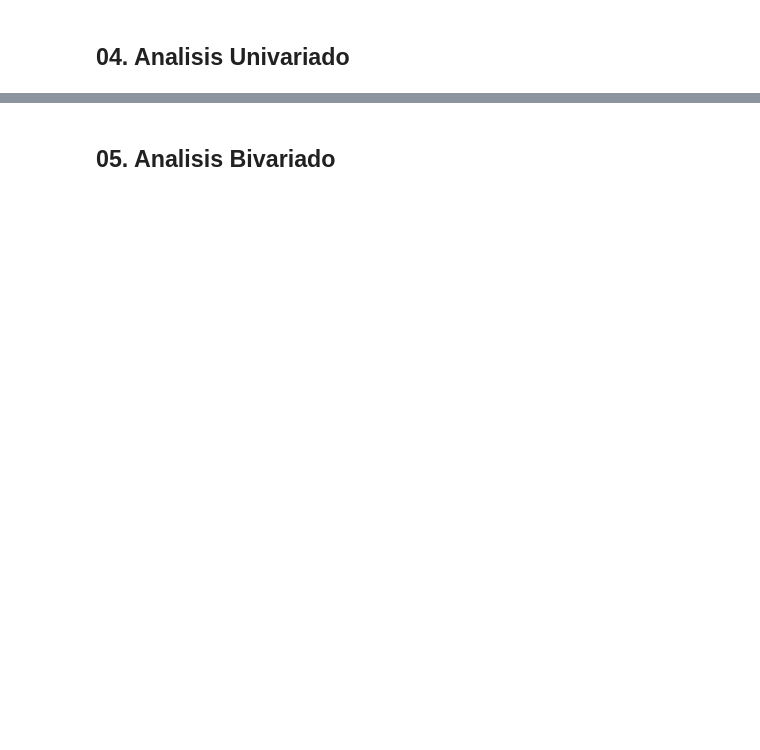
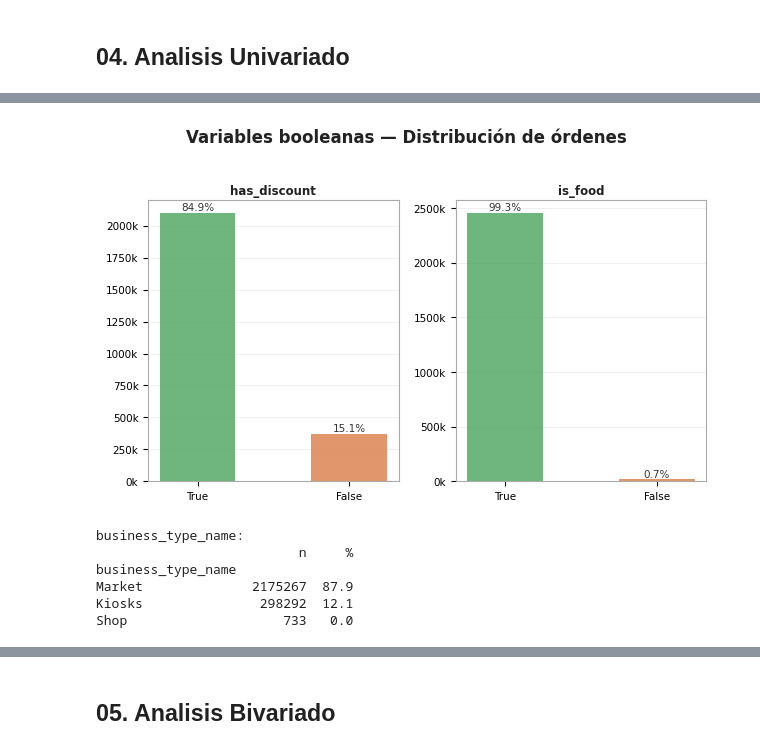
Before and after one commit to javiermagnone-lab/Javito, a Jupyter notebook: Taller_obligatorio_1.ipynb, the cells around one changed output, grey strips where cells are left out. Drawn from its saved outputs; the diff is of its cells as text; code cells hidden in the pictures; blank space fills up the shorter version.

```diff
--- a/Taller_obligatorio_1.ipynb
+++ b/Taller_obligatorio_1.ipynb
@@ -716,0 +928,13 @@ hist_qc_orders           : 0 órdenes con más de un valor
+# %%
+#Distribución de ordenes según booleanas. (has discount,  is_food)
+
+vc_disc  = df_orders['has_discount'].value_counts()
+pct_disc = (vc_disc / len(df_orders) * 100).round(1)
+
+vc_food  = df_orders['is_food'].value_counts()
+pct_food = (vc_food / len(df_orders) * 100).round(1)
+
+print("\nhas_discount:")
+print(pd.DataFrame({'n': vc_disc, '%': pct_disc}).to_string())
+print("\nis_food:")
+print(pd.DataFrame({'n': vc_food, '%': pct_food}).to_string())
@@ -716,0 +953,61 @@ hist_qc_orders           : 0 órdenes con más de un valor
+# %%
+#Gráfico variables booleanas
+
+import matplotlib.ticker as mticker
+
+PAL   = sns.color_palette('deep')
+BLUE  = PAL[0]
+
+fig, axes = plt.subplots(1, 2, figsize=(6.3, 3.8), facecolor='white')
+fig.suptitle('Variables booleanas — Distribución de órdenes',
+             fontsize=12, fontweight='bold', color='#222222', y=1.02)
+
+ax_disc, ax_food = axes
+
+def style_ax(ax, fs=8):
+    ax.set_facecolor('white')
+    ax.set_axisbelow(True)
+    ax.grid(axis='y', color='#EEEEEE', linewidth=0.6)
+    ax.tick_params(labelsize=fs)
+    for sp in ax.spines.values():
+        sp.set_edgecolor('#AAAAAA'); sp.set_linewidth(0.8)
+    ax.yaxis.set_major_formatter(mticker.FuncFormatter(lambda x, _: f'{int(x/1000)}k'))
+
+# has_discount
+c_bool = [PAL[2] if v else PAL[1] for v in vc_disc.index]
+bars2  = ax_disc.bar([str(v) for v in vc_disc.index], vc_disc.values, color=c_bool, alpha=0.85, width=0.5)
+for bar, pct in zip(bars2, pct_disc.values):
+    ax_disc.text(bar.get_x() + bar.get_width()/2, bar.get_height() + 1500,
+                 f'{pct:.1f}%', ha='center', va='bottom', fontsize=7.5, color='#333333')
+ax_disc.set_title('has_discount', fontsize=8.5, fontweight='bold', color='#222222', pad=4)
+style_ax(ax_disc, fs=7.5)
+
+# is_food
+c_food = [PAL[2] if v else PAL[1] for v in vc_food.index]
+bars3  = ax_food.bar([str(v) for v in vc_food.index], vc_food.values, color=c_food, alpha=0.85, width=0.5)
+for bar, pct in zip(bars3, pct_food.values):
+    ax_food.text(bar.get_x() + bar.get_width()/2, bar.get_height() + 1500,
+                 f'{pct:.1f}%', ha='center', va='bottom', fontsize=7.5, color='#333333')
+ax_food.set_title('is_food', fontsize=8.5, fontweight='bold', color='#222222', pad=4)
+style_ax(ax_food, fs=7.5)
+
+plt.tight_layout()
+sns.reset_defaults()
+plt.show()
+# %% [output]
+[figure, added]
+# %%
+#Distribución de ordenes según categoricas (businees type)
+
+vc_bt    = df_orders['business_type_name'].value_counts()
+pct_bt   = (vc_bt / len(df_orders) * 100).round(1)
+
+print("business_type_name:")
+print(pd.DataFrame({'n': vc_bt, '%': pct_bt}).to_string())
+# %% [output]
+business_type_name:
+                          n     %
+business_type_name
+Market              2175267  87.9
+Kiosks               298292  12.1
+Shop                    733   0.0
```
Also changed, not shown: parts of 27 cells of this notebook.
